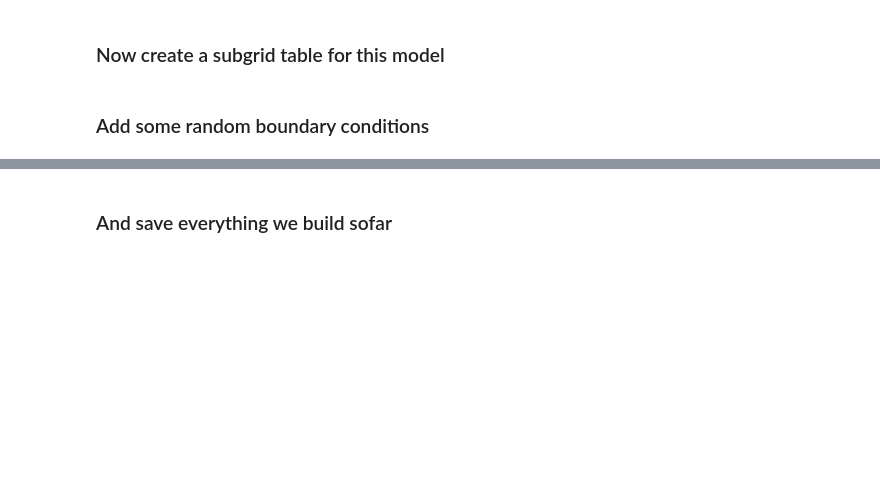
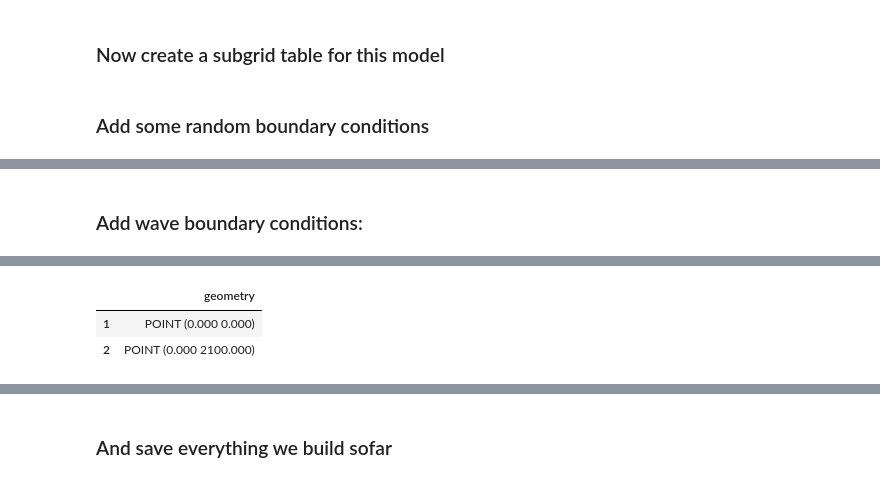
Before and after one commit to Deltares/hydromt_sfincs, a Jupyter notebook: examples/make_Duck_hydromt.ipynb, the cells around one changed output, grey strips where cells are left out. Cells and saved outputs as stored; diff of their text form; code cells hidden in the pictures; blank space fills up the shorter version.

```diff
--- a/examples/make_Duck_hydromt.ipynb
+++ b/examples/make_Duck_hydromt.ipynb
@@ -305,0 +291,24 @@ sf_qt.setup_waterlevel_forcing(timeseries=bzspd, locations=bnd)
+# %% [markdown]
+### Add wave boundary conditions:
+# %%
+# Wanted 2 locations:
+gdf = utils.read_xy("input_duck//delilah_01.bnd", crs=sf_qt.crs)
+
+# Wanted values:
+hs = [[1.81, 1.81], [1.81, 1.81]]
+tp = [[10.6, 10.6], [10.6, 10.6]]
+dir = [[286.0, 286.0], [286.0, 286.0]]
+ds = [[30.6, 30.6], [30.6, 30.6]]
+time = [0, 99999]
+
+df_hs = pd.DataFrame(index= time, data = hs)
+df_tp = pd.DataFrame(index= time, data = tp)
+df_dir = pd.DataFrame(index= time, data = dir)
+df_ds = pd.DataFrame(index= time, data = ds)
+
+list_df = [df_hs, df_tp, df_dir, df_ds]
+
+sf_qt.setup_wave_forcing(timeseries = list_df, locations= gdf)
+
+gdf
+# %% [output]
@@ -305,0 +324,3 @@ sf_qt.setup_waterlevel_forcing(timeseries=bzspd, locations=bnd)
+|  | geometry |
+| 1 | POINT (0.000 0.000) |
+| 2 | POINT (0.000 2100.000) |
```
Also changed, not shown: parts of 29 cells of this notebook, 2 other files.
